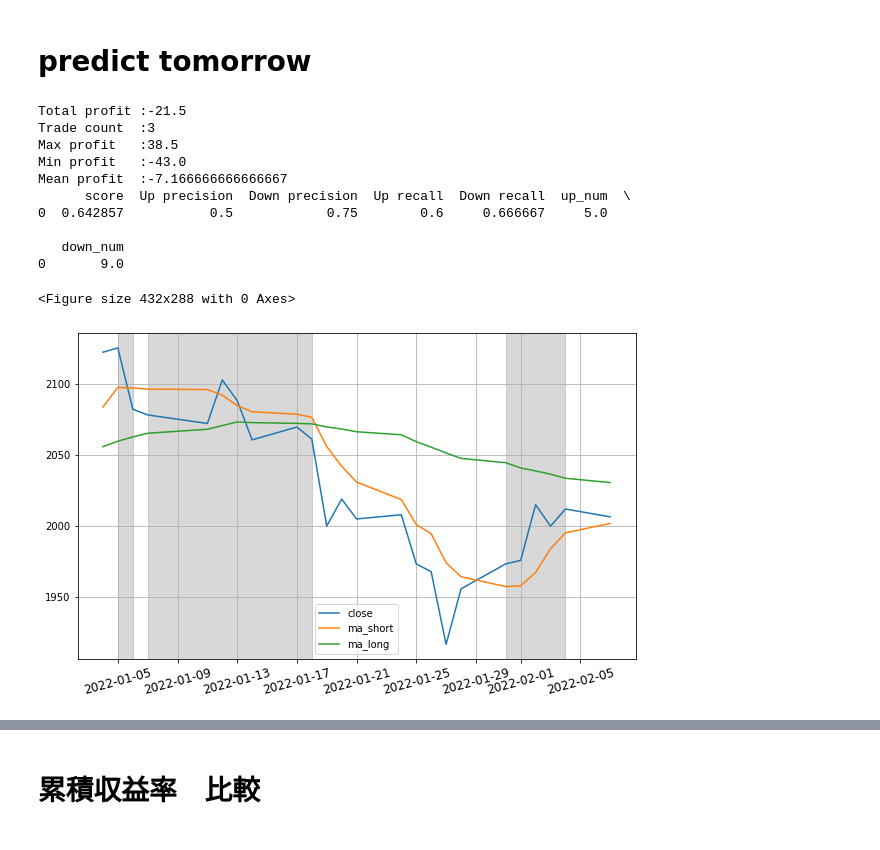
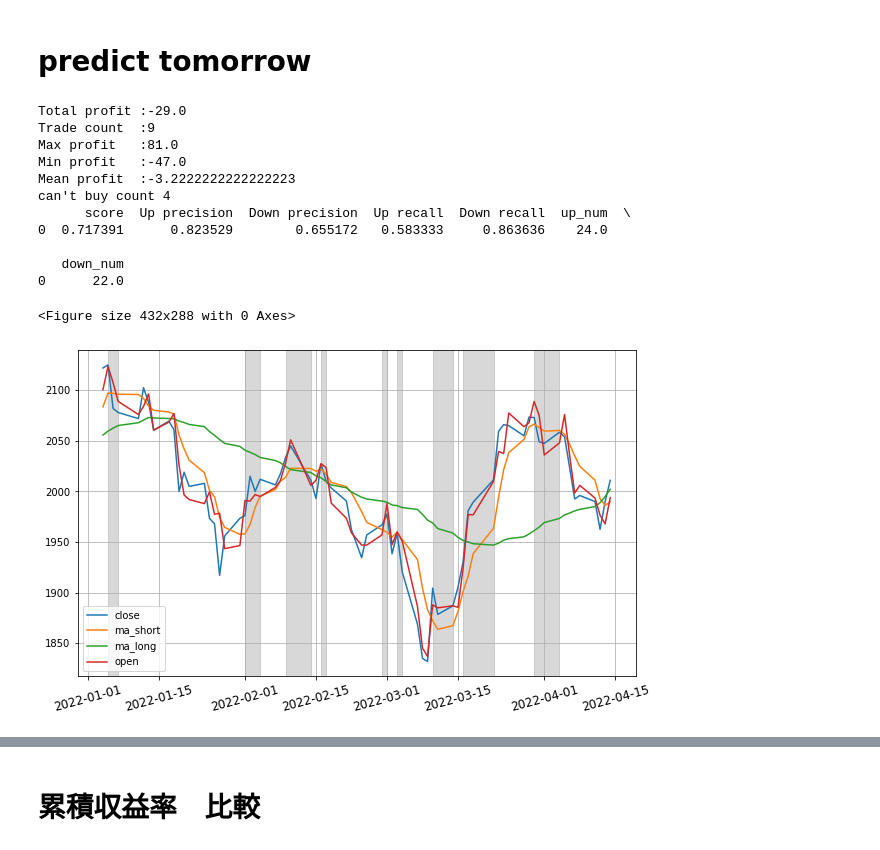
Before and after one commit to yodarjeering/New_XGB, a Jupyter notebook: ResearchFeature.ipynb, the cells around one changed output, grey strips where cells are left out. Saved outputs shown, nothing was run; the diff lists cells and outputs as text; code cells hidden in the pictures.

Commit message:
add is_observed

```diff
--- a/ResearchFeature.ipynb
+++ b/ResearchFeature.ipynb
@@ -1714,18 +1774,19 @@ Mean profit  :-14.0
 # %%
 path_tpx_sim, path_daw_sim = return_latest_data_path('TOPIX')
 
-lx.predict_tomorrow(path_tpx_sim,path_daw_sim,alpha=0.6,strategy='normal',start_year=2022,start_month=1,end_month=2)
+lx.predict_tomorrow(path_tpx_sim,path_daw_sim,alpha=0.6,strategy='normal',start_year=2022,start_month=1,end_month=4,is_observed=True)
 # %% [output]
-Total profit :-21.5
-Trade count  :3
-Max profit   :38.5
-Min profit   :-43.0
-Mean profit  :-7.166666666666667
+Total profit :-29.0
+Trade count  :9
+Max profit   :81.0
+Min profit   :-47.0
+Mean profit  :-3.2222222222222223
+can't buy count 4
       score  Up precision  Down precision  Up recall  Down recall  up_num  \
-0  0.642857           0.5            0.75        0.6     0.666667     5.0
+0  0.717391      0.823529        0.655172   0.583333     0.863636    24.0
 
    down_num
-0       9.0
+0      22.0
 <Figure size 432x288 with 0 Axes>
-[figure, old version]
+[figure, new version]
 is_bought False
```
Also changed, not shown: parts of 10 cells of this notebook, 1 other file.
